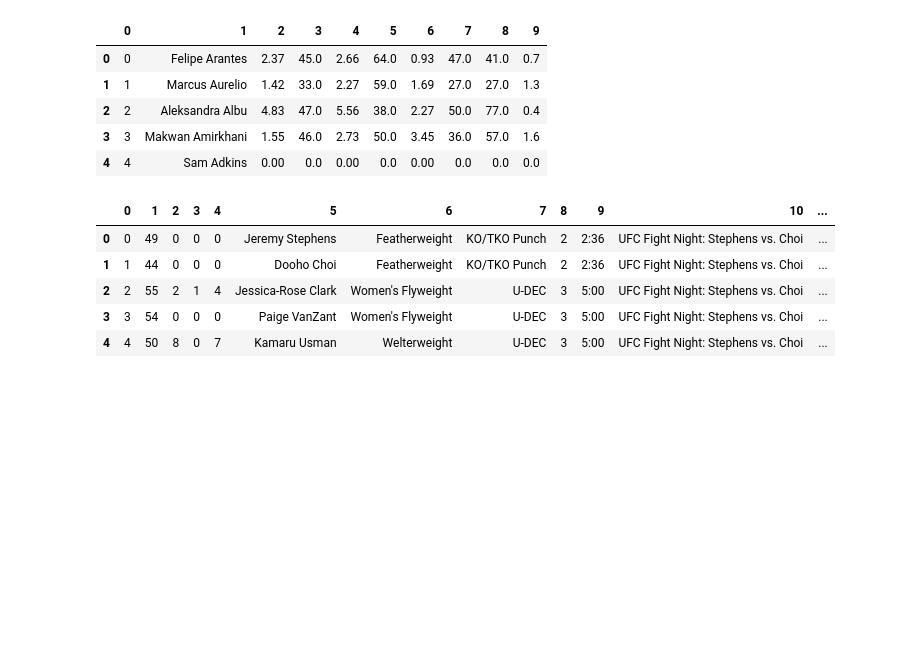
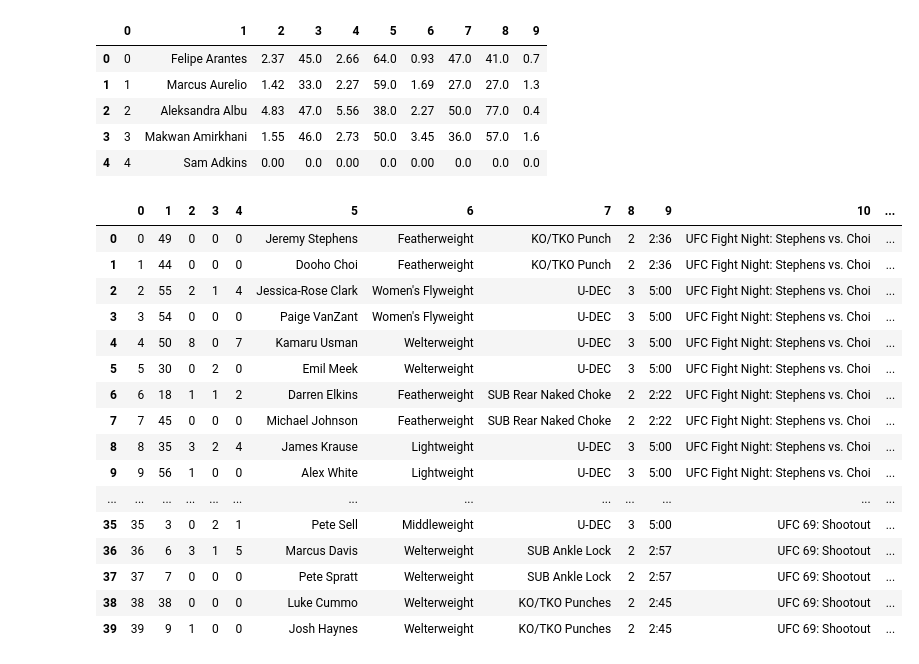
Before and after one commit to Neji128/Creating-a-SQL-Server-via-Web-Scrapping, a Jupyter notebook: data/Database_Generator.ipynb, the cells around one changed output. Drawn from its saved outputs; the diff is of its cells as text; code cells hidden in the pictures; blank space fills up the shorter version.

```diff
--- a/data/Database_Generator.ipynb
+++ b/data/Database_Generator.ipynb
@@ -35,11 +35,22 @@ df.head()
 | 4 | 4 | Sam Adkins | 0.00 | 0.0 | 0.00 | 0.0 | 0.00 | 0.0 | 0.0 | 0.0 |
 # %%
 df = pd.DataFrame(c.execute('SELECT * from Events').fetchall())
-df.head()
+df[:40]
 # %% [output]
 |  | 0 | 1 | 2 | 3 | 4 | 5 | 6 | 7 | 8 | 9 | 10 | ... |
 | 0 | 0 | 49 | 0 | 0 | 0 | Jeremy Stephens | Featherweight | KO/TKO Punch | 2 | 2:36 | UFC Fight Night: Stephens vs. Choi | ... |
 | 1 | 1 | 44 | 0 | 0 | 0 | Dooho Choi | Featherweight | KO/TKO Punch | 2 | 2:36 | UFC Fight Night: Stephens vs. Choi | ... |
 | 2 | 2 | 55 | 2 | 1 | 4 | Jessica-Rose Clark | Women's Flyweight | U-DEC | 3 | 5:00 | UFC Fight Night: Stephens vs. Choi | ... |
 | 3 | 3 | 54 | 0 | 0 | 0 | Paige VanZant | Women's Flyweight | U-DEC | 3 | 5:00 | UFC Fight Night: Stephens vs. Choi | ... |
 | 4 | 4 | 50 | 8 | 0 | 7 | Kamaru Usman | Welterweight | U-DEC | 3 | 5:00 | UFC Fight Night: Stephens vs. Choi | ... |
+| 5 | 5 | 30 | 0 | 2 | 0 | Emil Meek | Welterweight | U-DEC | 3 | 5:00 | UFC Fight Night: Stephens vs. Choi | ... |
+| 6 | 6 | 18 | 1 | 1 | 2 | Darren Elkins | Featherweight | SUB Rear Naked Choke | 2 | 2:22 | UFC Fight Night: Stephens vs. Choi | ... |
+| 7 | 7 | 45 | 0 | 0 | 0 | Michael Johnson | Featherweight | SUB Rear Naked Choke | 2 | 2:22 | UFC Fight Night: Stephens vs. Choi | ... |
+| 8 | 8 | 35 | 3 | 2 | 4 | James Krause | Lightweight | U-DEC | 3 | 5:00 | UFC Fight Night: Stephens vs. Choi | ... |
+| 9 | 9 | 56 | 1 | 0 | 0 | Alex White | Lightweight | U-DEC | 3 | 5:00 | UFC Fight Night: Stephens vs. Choi | ... |
+| ... | ... | ... | ... | ... | ... | ... | ... | ... | ... | ... | ... | ... |
+| 35 | 35 | 3 | 0 | 2 | 1 | Pete Sell | Middleweight | U-DEC | 3 | 5:00 | UFC 69: Shootout | ... |
+| 36 | 36 | 6 | 3 | 1 | 5 | Marcus Davis | Welterweight | SUB Ankle Lock | 2 | 2:57 | UFC 69: Shootout | ... |
+| 37 | 37 | 7 | 0 | 0 | 0 | Pete Spratt | Welterweight | SUB Ankle Lock | 2 | 2:57 | UFC 69: Shootout | ... |
+| 38 | 38 | 38 | 0 | 0 | 0 | Luke Cummo | Welterweight | KO/TKO Punches | 2 | 2:45 | UFC 69: Shootout | ... |
+| 39 | 39 | 9 | 1 | 0 | 0 | Josh Haynes | Welterweight | KO/TKO Punches | 2 | 2:45 | UFC 69: Shootout | ... |
```
Also changed, not shown: 2 other files.
